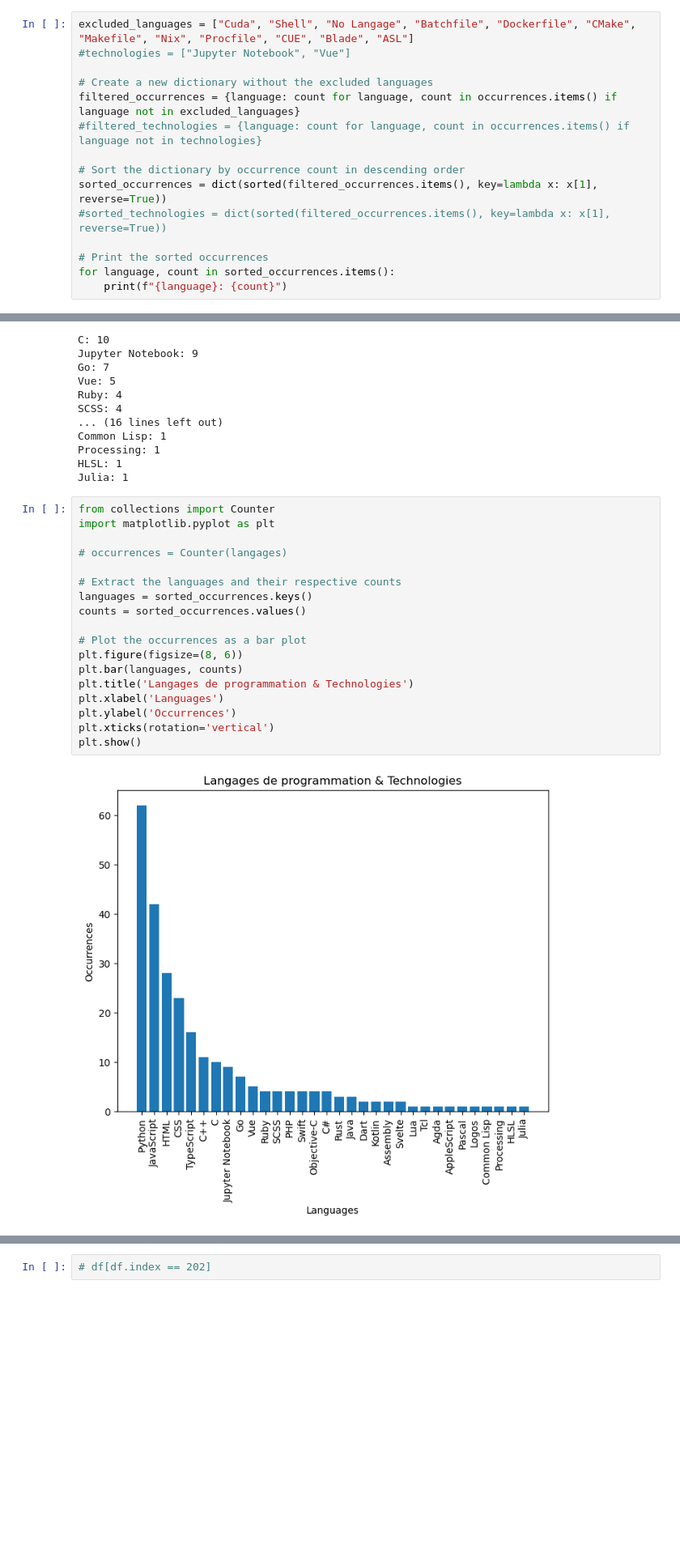
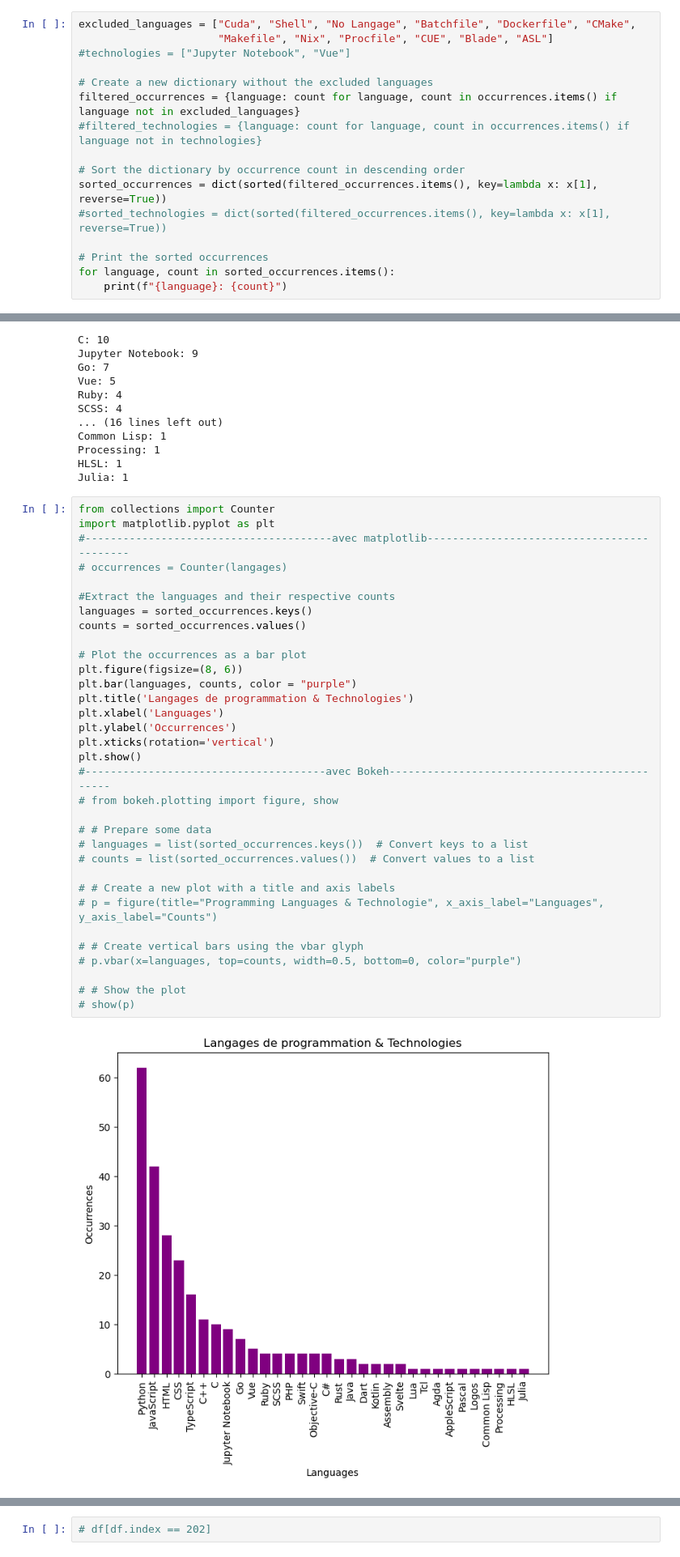
Before and after one commit to Hammilidi/GitHub_Viz, a Jupyter notebook: Github_Viz.ipynb, the cells around one changed output, grey strips where cells are left out. Shown: that part at 81% size. Drawn from its saved outputs; the diff is of its cells as text; blank space fills up the shorter version.

```diff
--- a/Github_Viz.ipynb
+++ b/Github_Viz.ipynb
@@ -117,7 +119,8 @@ ASL: 1
 # %% [markdown]
 [Cuda, Shell, No Langage, Dockerfile, CMake, Makefile, Nix, Procfile, CUE, Blade, ASL] ne sont pas des langages de programmation. Les outils comme Jupyter Notebook et les frameworks comme Vue seront utilisés pour détecter les technologies et les frameworks les plus utilisés
 # %%
-excluded_languages = ["Cuda", "Shell", "No Langage", "Batchfile", "Dockerfile", "CMake", "Makefile", "Nix", "Procfile", "CUE", "Blade", "ASL"]
+excluded_languages = ["Cuda", "Shell", "No Langage", "Batchfile", "Dockerfile", "CMake",
+                      "Makefile", "Nix", "Procfile", "CUE", "Blade", "ASL"]
 #technologies = ["Jupyter Notebook", "Vue"]
 
 # Create a new dictionary without the excluded languages
@@ -152,23 +155,38 @@ Julia: 1
 # %%
 from collections import Counter
 import matplotlib.pyplot as plt
-
+#---------------------------------------avec matplotlib-------------------------------------------
 # occurrences = Counter(langages)
 
-# Extract the languages and their respective counts
+#Extract the languages and their respective counts
 languages = sorted_occurrences.keys()
 counts = sorted_occurrences.values()
 
 # Plot the occurrences as a bar plot
 plt.figure(figsize=(8, 6))
-plt.bar(languages, counts)
+plt.bar(languages, counts, color = "purple")
 plt.title('Langages de programmation & Technologies')
 plt.xlabel('Languages')
 plt.ylabel('Occurrences')
 plt.xticks(rotation='vertical')
 plt.show()
+#--------------------------------------avec Bokeh----------------------------------------------
+# from bokeh.plotting import figure, show
+
+# # Prepare some data
+# languages = list(sorted_occurrences.keys())  # Convert keys to a list
+# counts = list(sorted_occurrences.values())  # Convert values to a list
+
+# # Create a new plot with a title and axis labels
+# p = figure(title="Programming Languages & Technologie", x_axis_label="Languages", y_axis_label="Counts")
+
+# # Create vertical bars using the vbar glyph
+# p.vbar(x=languages, top=counts, width=0.5, bottom=0, color="purple")
+
+# # Show the plot
+# show(p)
 # %% [output]
-[figure, old version]
+[figure, new version]
 # %%
 # from collections import Counter
 # import matplotlib.pyplot as plt
```
Also changed, not shown: parts of 40 cells of this notebook, 1 other file.
